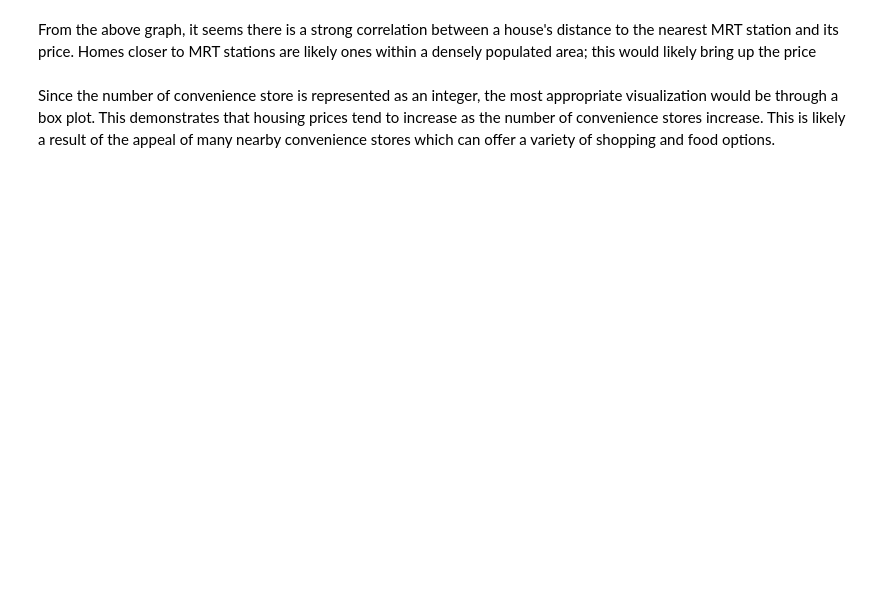
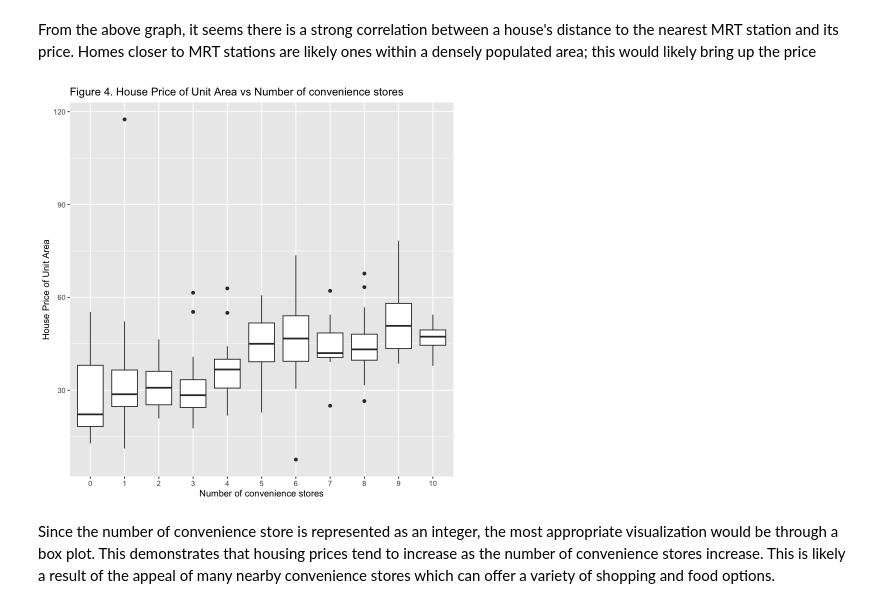
Before and after one commit to calvingdu/stat306-c3-project, a Jupyter notebook: project.ipynb, the cells around one changed output. Cells and saved outputs as stored; diff of their text form; code cells hidden in the pictures; blank space fills up the shorter version.

```diff
--- a/project.ipynb
+++ b/project.ipynb
@@ -130,12 +156,17 @@ df_train %>%
 # %% [markdown]
 From the above graph, it seems there is a strong correlation between a house's distance to the nearest MRT station and its price. Homes closer to MRT stations are likely ones within a densely populated area; this would likely bring up the price
 # %%
-df_train %>%
+fig_4 <- df_train %>%
     ggplot(aes(x = as.factor(x4_number_of_convenience_stores), y = y_house_price_of_unit_area)) +
         geom_boxplot() +
         xlab("Number of convenience stores") +
-        ylab("House Price") +
-        ggtitle("House Price vs Number of convenience stores")
+        ylab("House Price of Unit Area") +
+        ggtitle("Figure 4. House Price of Unit Area vs Number of convenience stores")
+
+fig_4
+ggsave("figures/fig_4.png", fig_4, width = 20, height = 10, units = "cm")
+# %% [output]
+[figure, added]
 # %% [markdown]
 Since the number of convenience store is represented as an integer, the most appropriate visualization would be through a box plot. This demonstrates that housing prices tend to increase as the number of convenience stores increase. This is likely a result of the appeal of many nearby convenience stores which can offer a variety of shopping and food options.
 # %%
```
Also changed, not shown: parts of 18 cells of this notebook, 12 other files.
